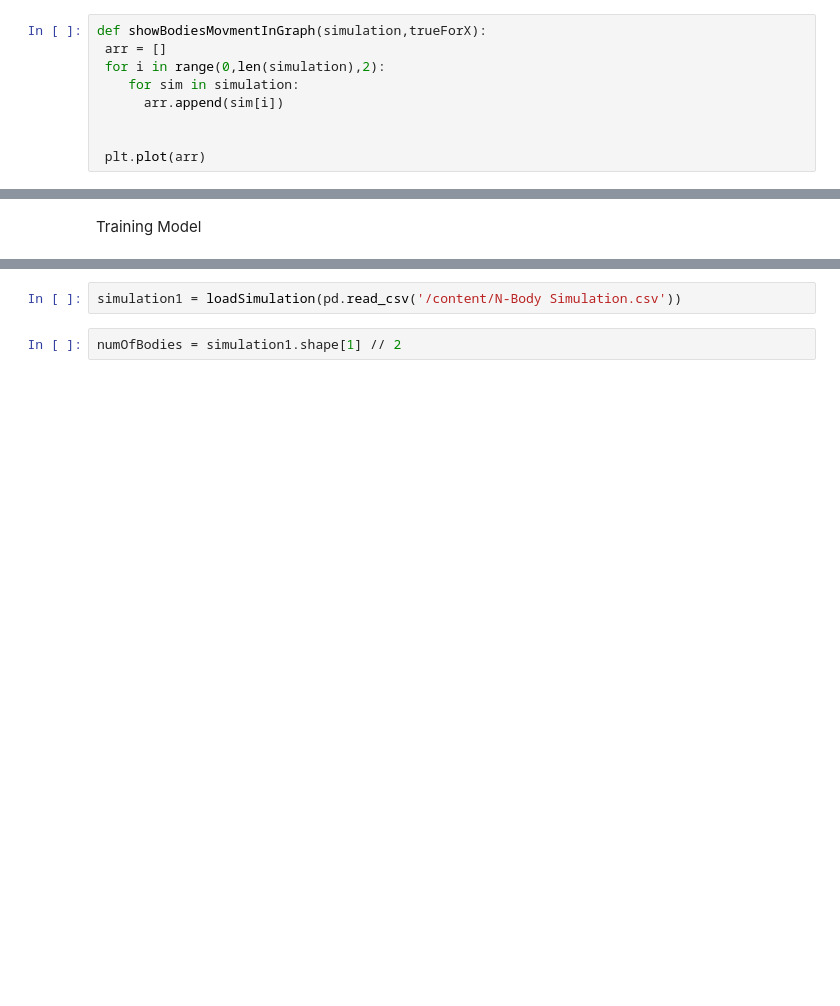
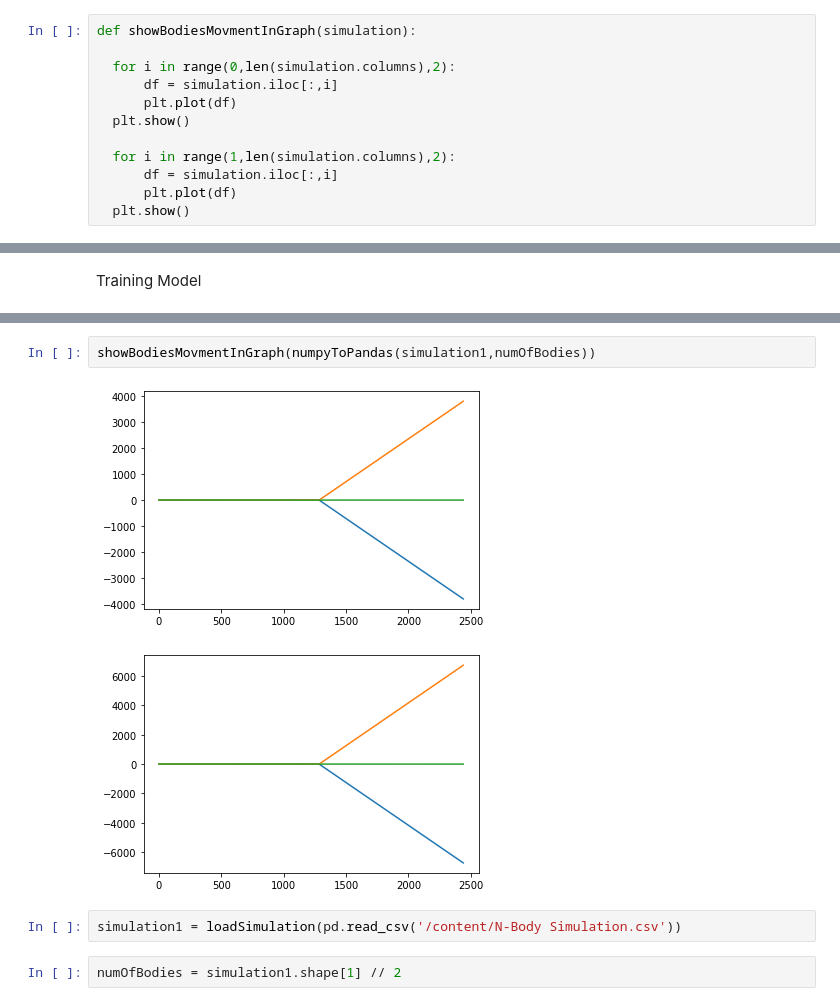
Before and after one commit to tuphr2234/ChaosPrediction, a Jupyter notebook: ThreeBodySimulation_(3).ipynb, the cells around one changed output, grey strips where cells are left out. Cells and saved outputs as stored; diff of their text form; blank space fills up the shorter version.

```diff
--- a/ThreeBodySimulation_(3).ipynb
+++ b/ThreeBodySimulation_(3).ipynb
@@ -161,12 +187,15 @@ def drawSimulation(simulation):
 # %%
-def showBodiesMovmentInGraph(simulation,trueForX):
- arr = []
- for i in range(0,len(simulation),2):
-    for sim in simulation:
-      arr.append(sim[i])
+def showBodiesMovmentInGraph(simulation):
 
+  for i in range(0,len(simulation.columns),2):
+      df = simulation.iloc[:,i]
+      plt.plot(df)
+  plt.show()
 
- plt.plot(arr)
+  for i in range(1,len(simulation.columns),2):
+      df = simulation.iloc[:,i]
+      plt.plot(df)
+  plt.show()
 # %% [markdown]
 Preprocessing/Postprocessing
 # %% [markdown]
@@ -260,3 +332,8 @@ drawSimulation(simulation1)
+# %%
+showBodiesMovmentInGraph(numpyToPandas(simulation1,numOfBodies))
+# %% [output]
+[figure, added]
+[figure, added]
 # %%
 simulation1 = loadSimulation(pd.read_csv('/content/N-Body Simulation.csv'))
 # %%
```
Also changed, not shown: parts of 21 cells of this notebook.
